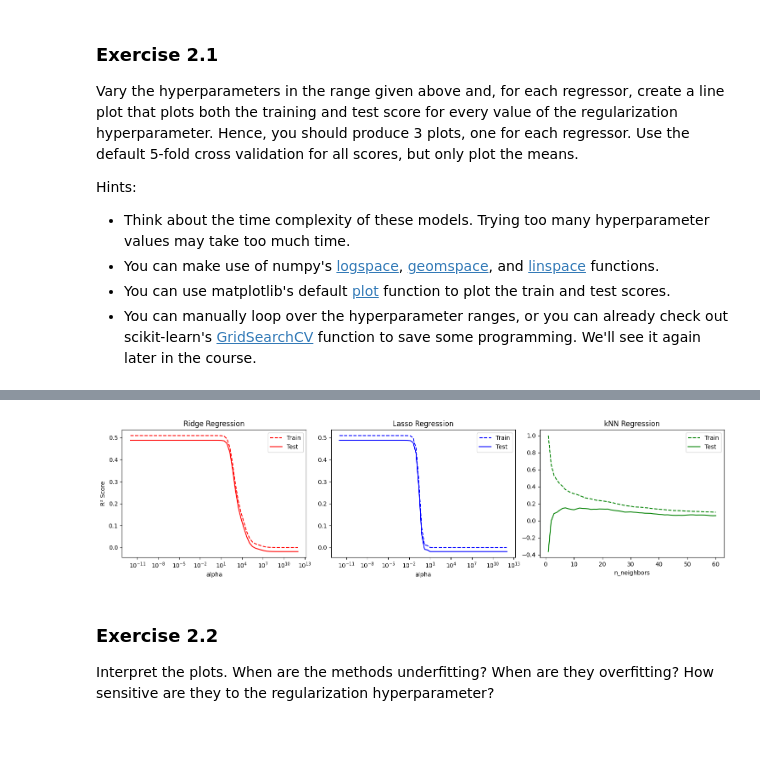
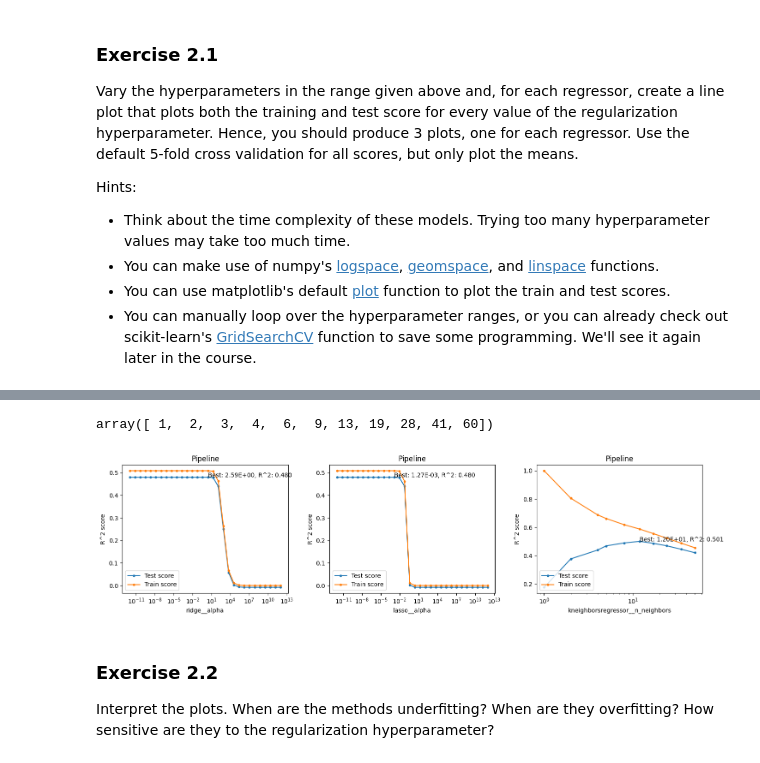
Before and after one commit to puripatwo/master, a Jupyter notebook: labs/Lab 1a - Linear Models for Regression.ipynb, the cells around one changed output, grey strips where cells are left out. Drawn from its saved outputs; the diff is of its cells as text; code cells hidden in the pictures; blank space fills up the shorter version.

```diff
--- a/labs/Lab 1a - Linear Models for Regression.ipynb
+++ b/labs/Lab 1a - Linear Models for Regression.ipynb
@@ -207,34 +164,50 @@ print(n_neighbors.shape)
-# %%
-fig, ax = plt.subplots(1, 3, figsize=(15, 4))
-
-# Ridge
-ax[0].plot(alphas, mean_train_scores[:,0], '--', color='red', label='Train')
-ax[0].plot(alphas, mean_test_scores[:,0], color='red', label='Test')
-ax[0].set_xscale('log')
-ax[0].set_title('Ridge Regression')
-ax[0].set_xlabel('alpha')
-ax[0].set_ylabel('R² Score')
-ax[0].legend()
-
-# Lasso
-ax[1].plot(alphas, mean_train_scores[:,1], '--', color='blue', label='Train')
-ax[1].plot(alphas, mean_test_scores[:,1], color='blue', label='Test')
-ax[1].set_xscale('log')
-ax[1].set_title('Lasso Regression')
-ax[1].set_xlabel('alpha')
-ax[1].legend()
-
-# kNN
-ax[2].plot(n_neighbors, mean_train_scores[:,2], '--', color='green', label='Train')
-ax[2].plot(n_neighbors, mean_test_scores[:,2], color='green', label='Test')
-ax[2].set_title('kNN Regression')
-ax[2].set_xlabel('n_neighbors')
-ax[2].legend()
-
-plt.tight_layout()
-plt.show()
-# %% [output]
-[figure, removed]
+# %%
+np.geomspace(1, 60, num=12, dtype=int)[1:]
+# %% [output]
+array([ 1,  2,  3,  4,  6,  9, 13, 19, 28, 41, 60])
+# %%
+from sklearn.model_selection import GridSearchCV
+from sklearn.pipeline import make_pipeline
+from sklearn.preprocessing import StandardScaler
+
+models = [
+    make_pipeline(StandardScaler(), Ridge()),
+    make_pipeline(StandardScaler(), Lasso()),
+    make_pipeline(StandardScaler(), KNeighborsRegressor()),
+    make_pipeline(StandardScaler(), ElasticNet())
+]
+
+param_grids = [
+    {'ridge__alpha': np.logspace(-12, 12, num=30)},
+    {'lasso__alpha': np.logspace(-12, 12, num=30)},
+    {'kneighborsregressor__n_neighbors': np.geomspace(1, 50, num=12, dtype=int)[1:]},
+    {
+        'elasticnet__alpha': np.logspace(-12, 12, num=30),
+        'elasticnet__l1_ratio': np.linspace(0.05, 0.95, num=10)
+    }
+]
+
+def plot_graph(grid_search, param_name, ax):
+    ax.plot(grid_search.param_grid[param_name], grid_search.cv_results_['mean_test_score'], marker='.', label='Test score')
+    ax.plot(grid_search.param_grid[param_name], grid_search.cv_results_['mean_train_score'], marker='.', label='Train score')
+    ax.set_xscale('log')
+    ax.set_title(grid_search.estimator.__class__.__name__)
+    ax.set_xlabel(param_name)
+    ax.set_ylabel('R^2 score')
+    ax.legend(loc='lower left')
+    best_param = grid_search.best_params_[param_name]
+    best_score = grid_search.best_score_
+    ax.text(best_param, best_score, f'Best: {best_param:.2E}, R^2: {best_score:.3f}')
+
+grid_searches = [GridSearchCV(estimator=model, param_grid=param_grid, return_train_score=True, cv=5, n_jobs=-1).fit(X, y) for model, param_grid in zip(models, param_grids)]
+fig, axes = plt.subplots(1, 3, figsize=(15, 4))
+for gs, param, ax in zip(grid_searches[0:3], ['ridge__alpha', 'lasso__alpha', 'kneighborsregressor__n_neighbors'], axes):
+    plot_graph(gs, param, ax)
+
+plt.tight_layout()
+plt.show()
+# %% [output]
+[figure, added]
 # %% [markdown]
 ### Exercise 2.2
 Interpret the plots. When are the methods underfitting? When are they overfitting? How sensitive are they to the regularization hyperparameter?
```
Also changed, not shown: parts of 8 cells of this notebook.
